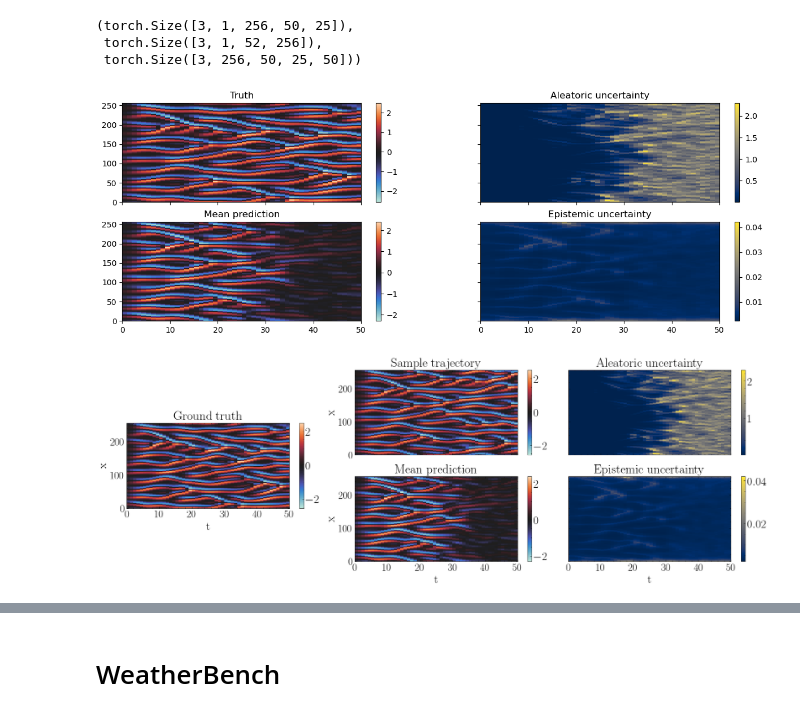
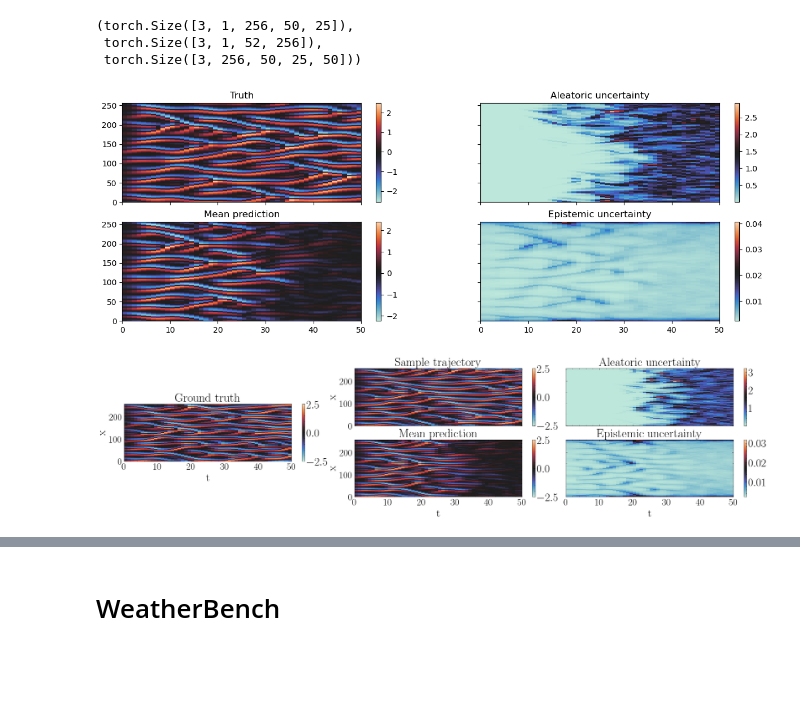
Before and after one commit to Philipp238/diffusionUQ, a Jupyter notebook: evaluation/eu.ipynb, the cells around one changed output, grey strips where cells are left out. Saved outputs shown, nothing was run; the diff lists cells and outputs as text; code cells hidden in the pictures; blank space fills up the shorter version.

```diff
--- a/evaluation/eu.ipynb
+++ b/evaluation/eu.ipynb
@@ -10,11 +10,16 @@ import numpy as np
 from data import PDE1D, WeatherBench
 from torch.distributions.lowrank_multivariate_normal import LowRankMultivariateNormal
 from torch.distributions.multivariate_normal import MultivariateNormal
+import matplotlib.pyplot as plt
+import matplotlib.gridspec as gridspec
+import cartopy.crs as ccrs
+import cartopy.feature as cfeature
 
 import cmcrameri
 from cmap import Colormap
 plt.rcParams['image.cmap']= "viridis"
 cmap = Colormap('seaborn:icefire').to_mpl()
+cmap2 = cmap#Colormap('crameri:lajolla_r').to_mpl()
 device = "cuda"
 # %% [markdown]
 # Adjust diffusion process to get EU
@@ -185,14 +190,13 @@ def generate_diffusion_samples_low_dimensional(
 
     sampled_images = torch.zeros(*target_shape, n_samples).to(input.device)
     eu_array = torch.zeros(input.shape[0], *input.shape[2:], n_timesteps, n_samples).to(input.device)
-    pred = None
     for i in range(n_samples):
         with torch.no_grad():
             pred, eu = diffusion.sample_low_dimensional(
                 model,
                 n=input.shape[0],
                 conditioning=input,
-                pred=pred,
+                pred=None,
                 cfg_scale=cfg_scale,
             )
             sampled_images[..., i] = pred.detach()
@@ -336,7 +340,7 @@ im1 = axs[0].pcolormesh(trajectory[b,0,2:].t().cpu(), cmap = cmap)
 axs[0].set_title("Truth")
 cb1 = fig.colorbar(im1, ax = axs[0])
 
-im3 = axs[1].pcolormesh(full_array[b,0].var(axis = -1).cpu(), cmap = "cividis")
+im3 = axs[1].pcolormesh(full_array[b,0].var(axis = -1).cpu(), cmap = cmap2)
 axs[1].set_title("Aleatoric uncertainty")
 cb1 = fig.colorbar(im3, ax = axs[1])
 
@@ -344,34 +348,31 @@ im2 = axs[2].pcolormesh(full_array[b,0].mean(dim = -1).cpu(), cmap = cmap)
 axs[2].set_title("Mean prediction")
 cb1 = fig.colorbar(im2, ax = axs[2])
 
-im4 = axs[3].pcolormesh(eu_array[b].mean(dim = (1,2)).cpu(), cmap = "cividis")
+im4 = axs[3].pcolormesh(eu_array[b].mean(dim = (1,2)).cpu(), cmap = cmap2)
 axs[3].set_title("Epistemic uncertainty")
 cb1 = fig.colorbar(im4, ax = axs[3])
 
 
-plt.savefig("plots/KS_eu.pdf", bbox_inches = "tight")
+#plt.savefig("plots/KS_eu.pdf", bbox_inches = "tight")
 # %% [output]
-[figure, old version]
+[figure, new version]
 # %%
-ticksize = 18
-labelsize = 22
-legendsize = 20
-axissize = 20
+ticksize = 21
+legendsize = 24
+axissize = 23
+titlesize = 26
 plt.style.use(["science"])
 # %%
-import matplotlib.pyplot as plt
-import matplotlib.gridspec as gridspec
+b = 2
 
-b = 0
-
-fig = plt.figure(figsize=(20, 6))
+fig = plt.figure(figsize=(25, 5))
 
 # Outer grid: 2 rows × 2 columns
-outer = gridspec.GridSpec(2, 2, figure=fig, width_ratios=[1, 2], wspace=0.05, hspace=0.25)
+outer = gridspec.GridSpec(2, 2, figure=fig, width_ratios=[1, 2], wspace=0.05, hspace=0.15)
 
 # Right block: a 2×2 inside the right column
 right_gs = gridspec.GridSpecFromSubplotSpec(
-    2, 2, subplot_spec=outer[:, 1], wspace=0.05, hspace=0.25
+    2, 2, subplot_spec=outer[:, 1], wspace=0.01, hspace=0.25
 )
 
 axs = [
@@ -397,57 +398,62 @@ center_y = (pos_top.y0 + pos_bottom.y1) / 2
 ax_left = fig.add_axes([0.12, center_y - height/2, pos_top.width, height])
 
 # --- Plots ---
-im1 = axs[0].pcolormesh(full_array[b,0,...,0].cpu(), cmap=cmap, rasterized = True)
-axs[0].set_title("Sample trajectory", fontsize = labelsize)
+vmin_truth = -2.5
+vmax_truth = 2.5
+im1 = axs[0].pcolormesh(full_array[b,0,...,0].cpu(), cmap=cmap, rasterized = True, vmin = vmin_truth, vmax = vmax_truth)
+axs[0].set_title("Sample trajectory", fontsize = titlesize)
 cbs.append(fig.colorbar(im1, ax=axs[0]))
 
-im3 = axs[1].pcolormesh(full_array[b,0].var(axis=-1).cpu(), cmap="cividis", rasterized = True)
-axs[1].set_title("Aleatoric uncertainty", fontsize = labelsize)
+im3 = axs[1].pcolormesh(full_array[b,0].var(axis=-1).cpu(), cmap=cmap2, rasterized = True)
+axs[1].set_title("Aleatoric uncertainty", fontsize = titlesize)
 cbs.append(fig.colorbar(im3, ax=axs[1]))
 
-im2 = axs[2].pcolormesh(full_array[b,0].mean(dim=-1).cpu(), cmap=cmap, rasterized = True)
-axs[2].set_title("Mean prediction", fontsize = labelsize)
+im2 = axs[2].pcolormesh(full_array[b,0].mean(dim=-1).cpu(), cmap=cmap, rasterized = True, vmin = vmin_truth, vmax = vmax_truth)
+axs[2].set_title("Mean prediction", fontsize = titlesize)
 cbs.append(fig.colorbar(im2, ax=axs[2]))
 
-im4 = axs[3].pcolormesh(eu_array[b].mean(dim=(1,2)).cpu(), cmap="cividis", rasterized = True)
-axs[3].set_title("Epistemic uncertainty", fontsize = labelsize)
+im4 = axs[3].pcolormesh(eu_array[b].mean(dim=(1,2)).cpu(), cmap=cmap2, rasterized = True)
+axs[3].set_title("Epistemic uncertainty", fontsize = titlesize)
 cbs.append(fig.colorbar(im4, ax=axs[3]))
 
 # Left plot
-im_left = ax_left.pcolormesh(trajectory[b,0,2:].t().cpu(), cmap=cmap, rasterized = True)
-ax_left.set_title("Ground truth", fontsize = labelsize)
+im_left = ax_left.pcolormesh(trajectory[b,0,2:].t().cpu(), cmap=cmap, rasterized = True, vmin = vmin_truth, vmax = vmax_truth)
+ax_left.set_title("Ground truth", fontsize = titlesize)
 cbs.append(fig.colorbar(im_left, ax=ax_left))
 
 # Add labels
 # Hide x-ticks on the top row
 for ax in [axs[0], axs[1]]:
     ax.set_xticklabels([])
     ax.set_xlabel("")
 
 # Hide y-ticks on the right column
 for ax in [axs[1], axs[3]]:
     ax.set_yticklabels([])
     ax.set_ylabel("")
+
+for ax in [ax_left] + [axs[0], axs[2]]:
+    ax.yaxis.set_major_locator(plt.MaxNLocator(3))
 
 # Add labels only where needed
 axs[2].set_xlabel("t", fontsize = axissize)   # bottom left
 axs[3].set_xlabel("t", fontsize = axissize)   # bottom right
 axs[0].set_ylabel("x", fontsize = axissize)   # top left
 axs[2].set_ylabel("x", fontsize = axissize)   # bottom left
 
 # Do the same for the left (truth) plot
 ax_left.set_xlabel("t", fontsize = axissize)
 ax_left.set_ylabel("x", fontsize = axissize)
 
 for ax in [ax_left] + axs:
     ax.tick_params(axis="both", which="major", labelsize=ticksize)
 
 for cb in cbs:
     cb.ax.tick_params(labelsize=legendsize)
 
 plt.savefig("plots/KS_eu.pdf", bbox_inches = "tight")
 # %% [output]
-[figure, old version]
+[figure, new version]
 # %%
 plt.plot(eu_array[b].mean(dim = (0,1,2)))
 # %% [output]
```
Also changed, not shown: parts of 37 cells of this notebook, 43 other files.
